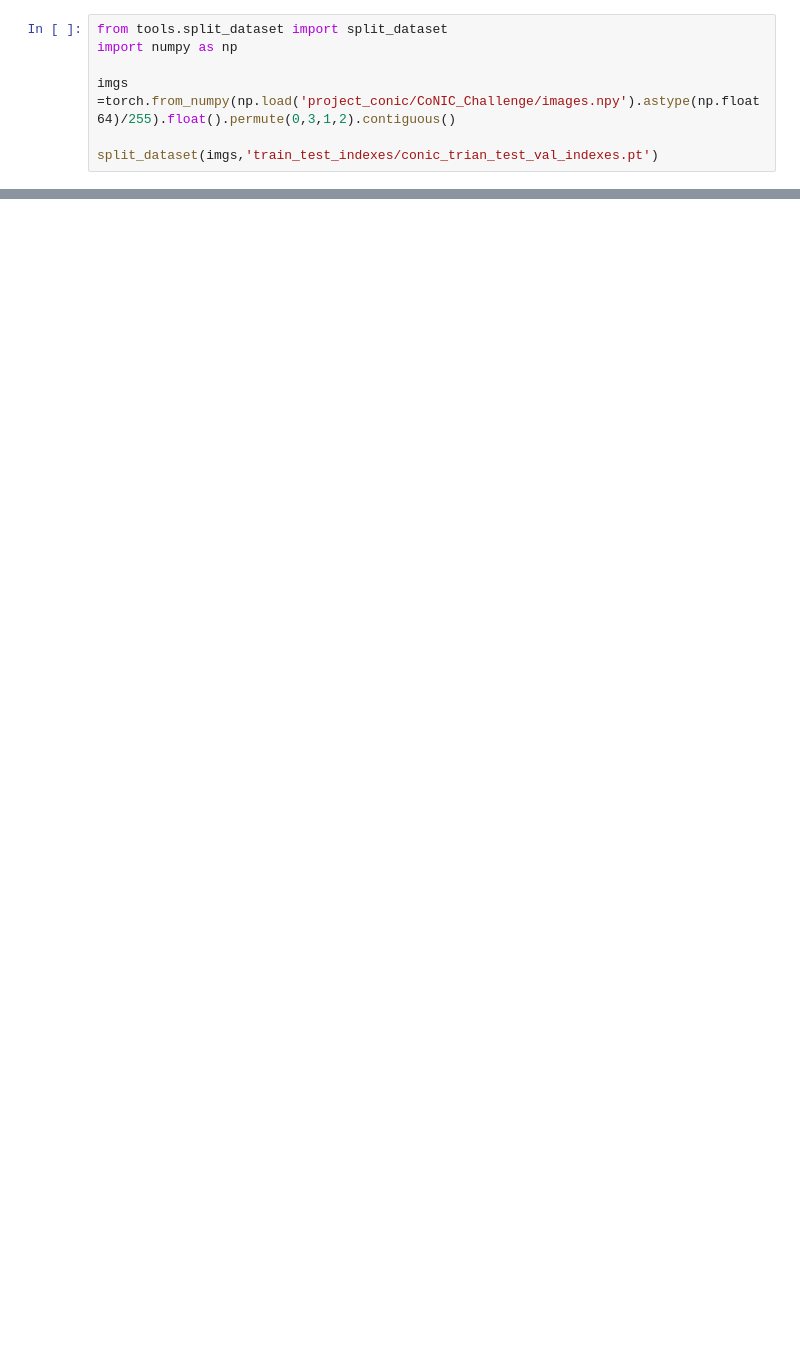
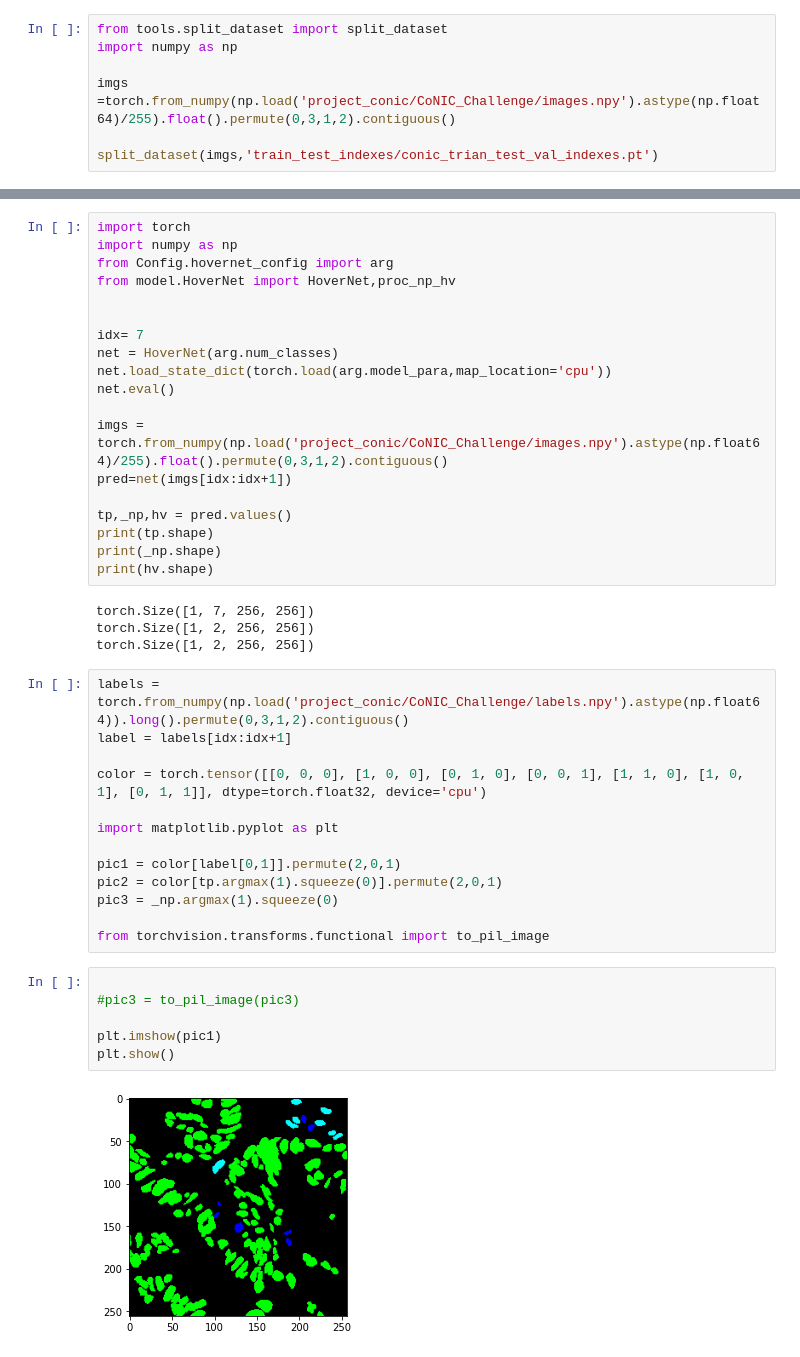
Before and after one commit to meihuanyuyuyu/CellMaskNet, a Jupyter notebook: testcode.ipynb, the cells around one changed output, grey strips where cells are left out. Drawn from its saved outputs; the diff is of its cells as text; blank space fills up the shorter version.

Commit message:
finish_hover

```diff
--- a/testcode.ipynb
+++ b/testcode.ipynb
@@ -78,0 +63,44 @@ split_dataset(imgs,'train_test_indexes/conic_trian_test_val_indexes.pt')
+# %%
+import torch
+import numpy as np
+from Config.hovernet_config import arg
+from model.HoverNet import HoverNet,proc_np_hv
+
+
+idx= 7
+net = HoverNet(arg.num_classes)
+net.load_state_dict(torch.load(arg.model_para,map_location='cpu'))
+net.eval()
+
+imgs = torch.from_numpy(np.load('project_conic/CoNIC_Challenge/images.npy').astype(np.float64)/255).float().permute(0,3,1,2).contiguous()
+pred=net(imgs[idx:idx+1])
+
+tp,_np,hv = pred.values()
+print(tp.shape)
+print(_np.shape)
+print(hv.shape)
+# %% [output]
+torch.Size([1, 7, 256, 256])
+torch.Size([1, 2, 256, 256])
+torch.Size([1, 2, 256, 256])
+# %%
+labels = torch.from_numpy(np.load('project_conic/CoNIC_Challenge/labels.npy').astype(np.float64)).long().permute(0,3,1,2).contiguous()
+label = labels[idx:idx+1]
+
+color = torch.tensor([[0, 0, 0], [1, 0, 0], [0, 1, 0], [0, 0, 1], [1, 1, 0], [1, 0, 1], [0, 1, 1]], dtype=torch.float32, device='cpu')
+
+import matplotlib.pyplot as plt
+
+pic1 = color[label[0,1]].permute(2,0,1)
+pic2 = color[tp.argmax(1).squeeze(0)].permute(2,0,1)
+pic3 = _np.argmax(1).squeeze(0)
+
+from torchvision.transforms.functional import to_pil_image
+# %%
+
+#pic3 = to_pil_image(pic3)
+
+plt.imshow(pic1)
+plt.show()
+# %% [output]
+[figure, added]
```
Also changed, not shown: parts of 14 cells of this notebook, 12 other files.
